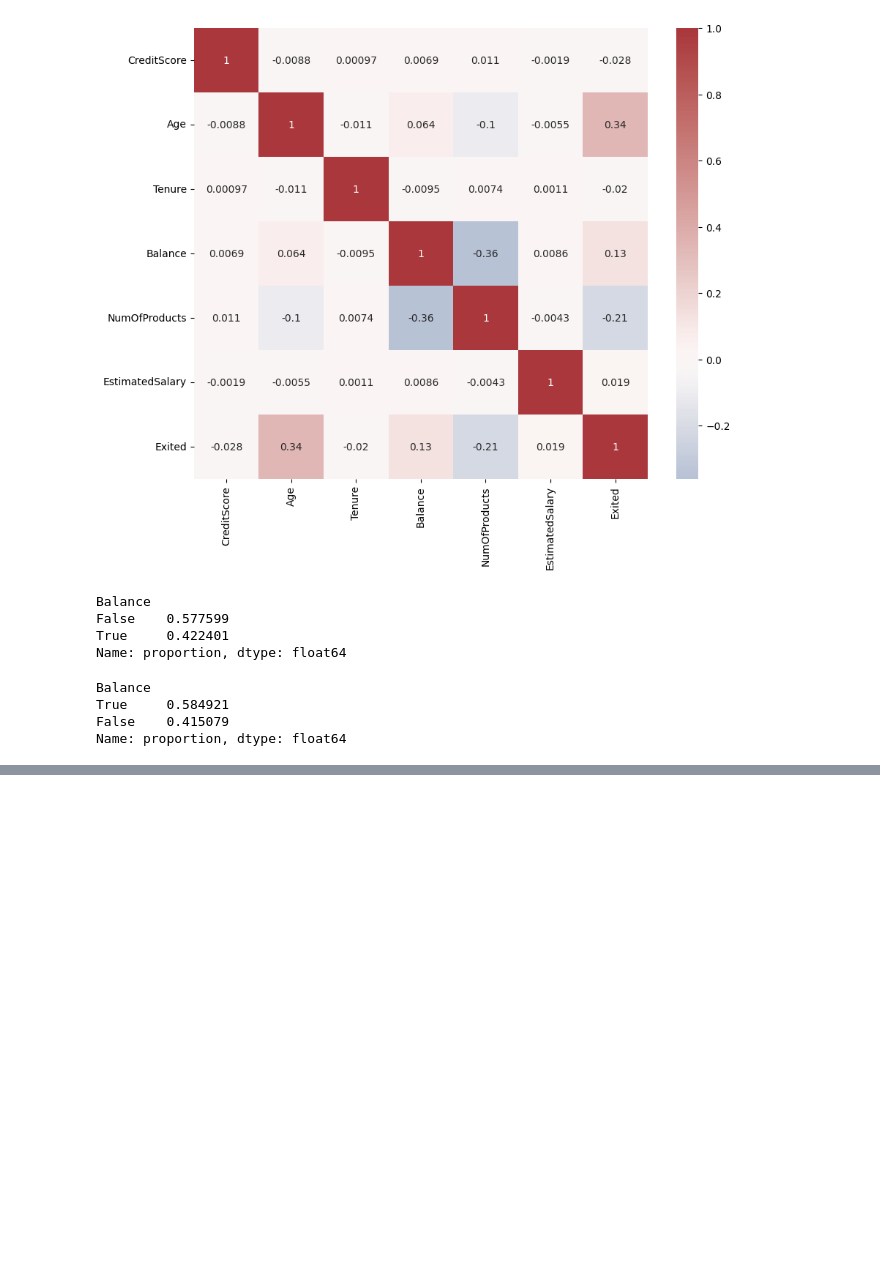
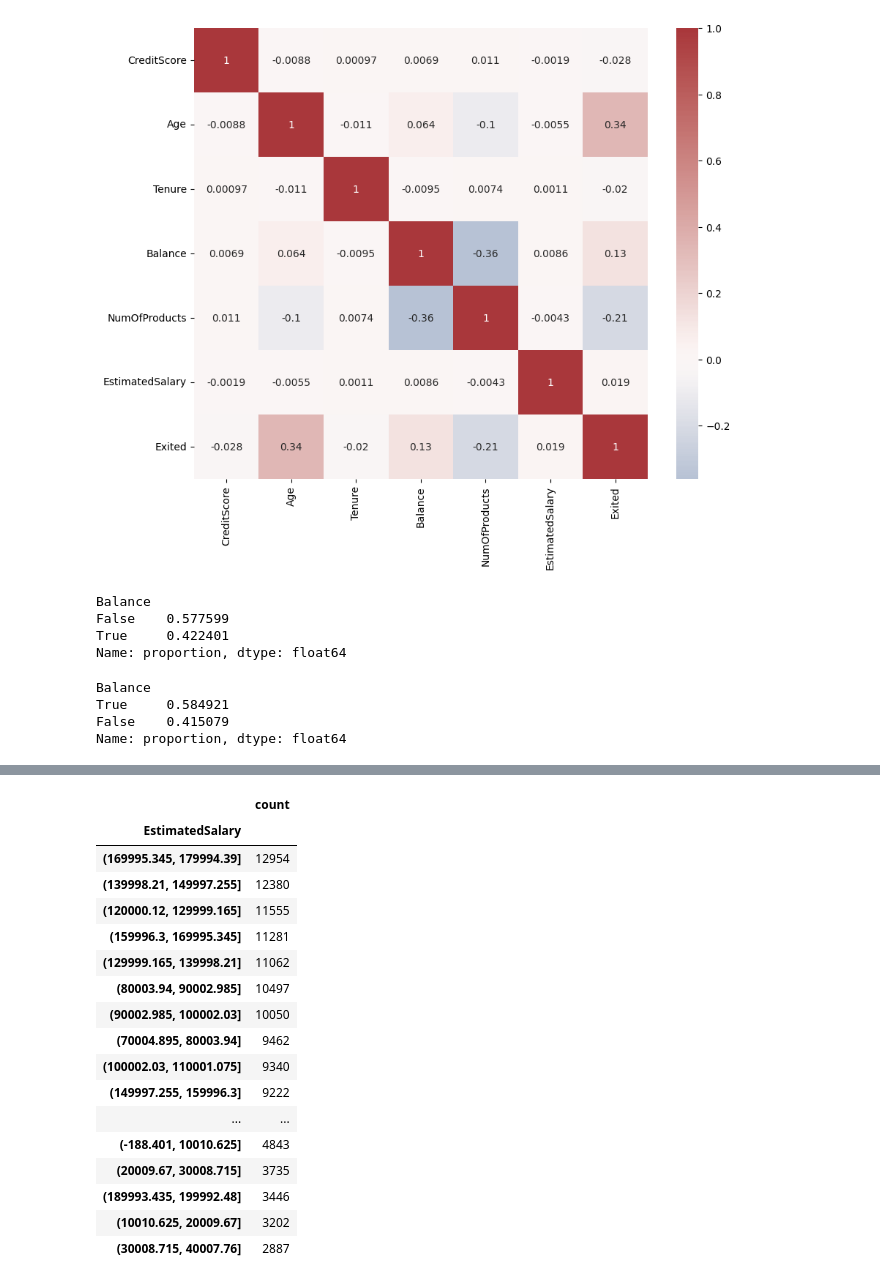
Before and after one commit to marcgloaguen/playgroundseries_s4e1, a Jupyter notebook: EDA.ipynb, the cells around one changed output, grey strips where cells are left out. Drawn from its saved outputs; the diff is of its cells as text; code cells hidden in the pictures; blank space fills up the shorter version.

```diff
--- a/EDA.ipynb
+++ b/EDA.ipynb
@@ -221,0 +246,21 @@ Name: proportion, dtype: float64
+# %%
+pd.DataFrame(pd.cut(train['EstimatedSalary'], 20).value_counts())
+# %% [output]
+|  | count |
+| EstimatedSalary |  |
+| (169995.345, 179994.39] | 12954 |
+| (139998.21, 149997.255] | 12380 |
+| (120000.12, 129999.165] | 11555 |
+| (159996.3, 169995.345] | 11281 |
+| (129999.165, 139998.21] | 11062 |
+| (80003.94, 90002.985] | 10497 |
+| (90002.985, 100002.03] | 10050 |
+| (70004.895, 80003.94] | 9462 |
+| (100002.03, 110001.075] | 9340 |
+| (149997.255, 159996.3] | 9222 |
+| ... | ... |
+| (-188.401, 10010.625] | 4843 |
+| (20009.67, 30008.715] | 3735 |
+| (189993.435, 199992.48] | 3446 |
+| (10010.625, 20009.67] | 3202 |
+| (30008.715, 40007.76] | 2887 |
```
Also changed, not shown: parts of 5 cells of this notebook, 3 other files.
